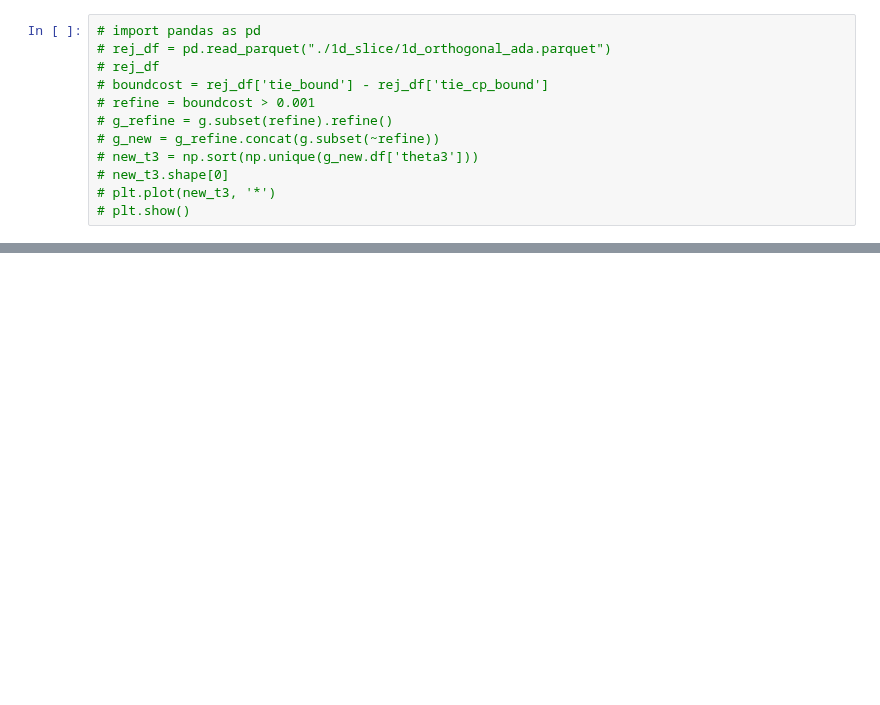
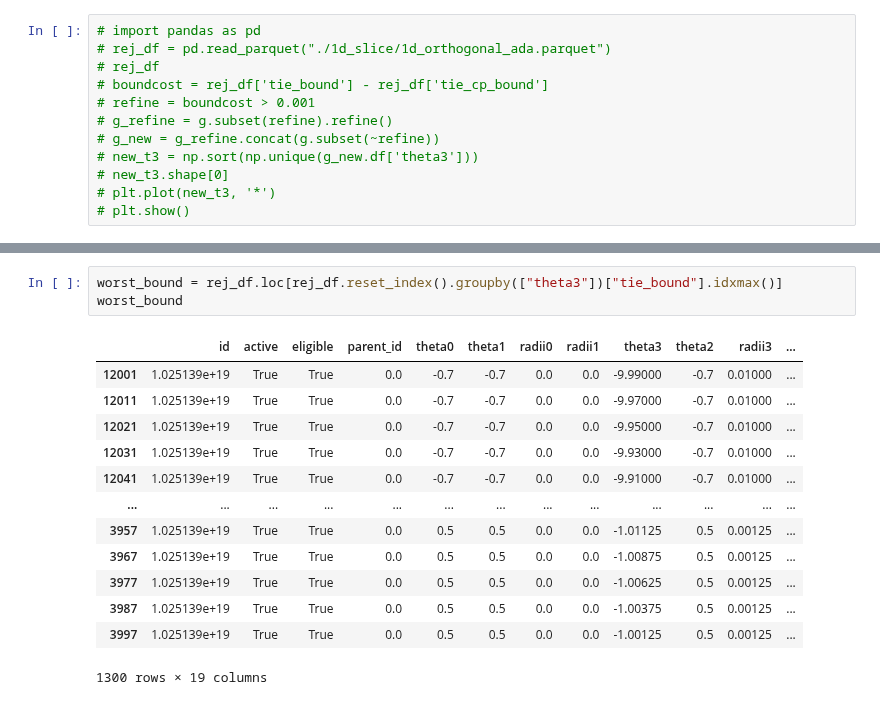
Before and after one commit to Confirm-Solutions/confirmasaurus, a Jupyter notebook: research/paper_figures/lewis_1d_adagrid.ipynb, the cells around one changed output, grey strips where cells are left out. Drawn from its saved outputs; the diff is of its cells as text; blank space fills up the shorter version.

```diff
--- a/research/paper_figures/lewis_1d_adagrid.ipynb
+++ b/research/paper_figures/lewis_1d_adagrid.ipynb
@@ -122,0 +169,17 @@ rej_df
+# %%
+worst_bound = rej_df.loc[rej_df.reset_index().groupby(["theta3"])["tie_bound"].idxmax()]
+worst_bound
+# %% [output]
+|  | id | active | eligible | parent_id | theta0 | theta1 | radii0 | radii1 | theta3 | theta2 | radii3 | ... |
+| 12001 | 1.025139e+19 | True | True | 0.0 | -0.7 | -0.7 | 0.0 | 0.0 | -9.99000 | -0.7 | 0.01000 | ... |
+| 12011 | 1.025139e+19 | True | True | 0.0 | -0.7 | -0.7 | 0.0 | 0.0 | -9.97000 | -0.7 | 0.01000 | ... |
+| 12021 | 1.025139e+19 | True | True | 0.0 | -0.7 | -0.7 | 0.0 | 0.0 | -9.95000 | -0.7 | 0.01000 | ... |
+| 12031 | 1.025139e+19 | True | True | 0.0 | -0.7 | -0.7 | 0.0 | 0.0 | -9.93000 | -0.7 | 0.01000 | ... |
+| 12041 | 1.025139e+19 | True | True | 0.0 | -0.7 | -0.7 | 0.0 | 0.0 | -9.91000 | -0.7 | 0.01000 | ... |
+| ... | ... | ... | ... | ... | ... | ... | ... | ... | ... | ... | ... | ... |
+| 3957 | 1.025139e+19 | True | True | 0.0 | 0.5 | 0.5 | 0.0 | 0.0 | -1.01125 | 0.5 | 0.00125 | ... |
+| 3967 | 1.025139e+19 | True | True | 0.0 | 0.5 | 0.5 | 0.0 | 0.0 | -1.00875 | 0.5 | 0.00125 | ... |
+| 3977 | 1.025139e+19 | True | True | 0.0 | 0.5 | 0.5 | 0.0 | 0.0 | -1.00625 | 0.5 | 0.00125 | ... |
+| 3987 | 1.025139e+19 | True | True | 0.0 | 0.5 | 0.5 | 0.0 | 0.0 | -1.00375 | 0.5 | 0.00125 | ... |
+| 3997 | 1.025139e+19 | True | True | 0.0 | 0.5 | 0.5 | 0.0 | 0.0 | -1.00125 | 0.5 | 0.00125 | ... |
+1300 rows × 19 columns
```
Also changed, not shown: parts of 11 cells of this notebook, 6 other files.
